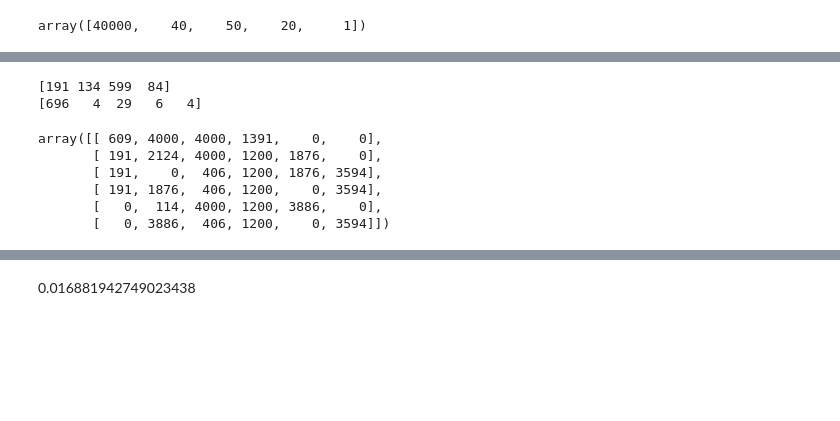
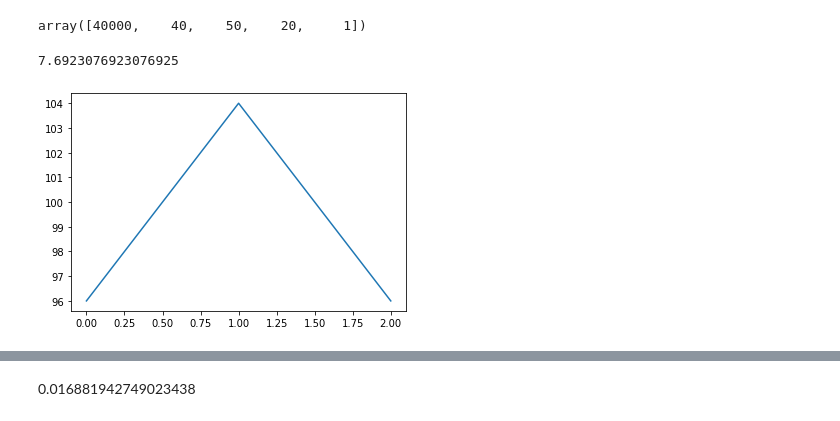
Before and after one commit to mrdo19111911/3D-Loading-Divide-space-2.0, a Jupyter notebook: 3D_Loading_Divide_space_2_0.ipynb, the cells around one changed output, grey strips where cells are left out. Cells and saved outputs as stored; diff of their text form; code cells hidden in the pictures; blank space fills up the shorter version.

```diff
--- a/3D_Loading_Divide_space_2_0.ipynb
+++ b/3D_Loading_Divide_space_2_0.ipynb
@@ -118,6 +122,7 @@ array([40000,    40,    50,    20,     1])
 
 @njit
 def decompose_to_two_bin(bin_size, item_size):
+    result = []
     for k in range( math.floor(bin_size[1]/item_size[1]/2)+1):
 
         bin_size_1= np.copy(bin_size)
@@ -125,27 +130,36 @@ def decompose_to_two_bin(bin_size, item_size):
         # k=1
         bin_size_1[1] = bin_size_1[1]-k* item_size[1]
         bin_size_2[1] = k* item_size[1]
-        a,_=find_number_of_rotate_fit(bin_size_1,item_size)
-        b,_=find_number_of_rotate_fit(bin_size_2,item_size)
+        a=find_number_of_rotate_fit(bin_size_1,item_size)[0]
+        b=find_number_of_rotate_fit(bin_size_2,item_size)[0]
 
-        print(a+b)
+        result.append(a+b)
+    return result
+x=decompose_to_two_bin(np.array([800, 4000, 4000, 1200,    0,    0],  np.int_), np.array([599, 824, 191,  84], np.int_))
+# %%
+x=decompose_to_two_bin(np.array([800, 4000, 4000, 1200,    0,    0],  np.int_), np.array([599, 824, 191,  84], np.int_))
+plt.plot(x)
+(max(x)-min(x))/max(x)*100
+# %% [output]
+7.6923076923076925
+[figure, added]
 # %% [markdown]
 ![image.png](embedded-picture-1)
 # %%
-
+@njit
 def decompose_bin(bin_size, item_size) :
-    best_fit=find_number_of_rotate_fit(bin_size,item_size)
+    best_fit = find_number_of_rotate_fit(bin_size,item_size)
     boxes = compute_box(bin_size, item_size, best_fit)
     return boxes
 @njit
 
 def compute_box(bin_size, item_size, best_fit):#decompose box, input: [size,position]
     box= np.empty((6, 6), np.int_)
-    M_lwh, M_l, M_w, M_h, best_rotate= best_fit[0], best_fit[1], best_fit[2], best_fit[3], best_fit[4]
-    item_size_rotate= compute_rotate_item_size(item_size,best_rotate)
+    M_lwh, M_l, M_w, M_h, best_rotate = best_fit[0], best_fit[1], best_fit[2], best_fit[3], best_fit[4]
+    item_size_rotate = compute_rotate_item_size(item_size, best_rotate)
     item_l, item_w, item_h, item_num = item_size_rotate
-    print(item_size_rotate)
-    print(best_fit)
+    # print(item_size_rotate)
+    # print(best_fit)
     if M_lwh==0:
         return box
     bin_l = bin_size[0]
@@ -199,15 +213,3 @@ def compute_box(bin_size, item_size, best_fit):#decompose box, input: [size,posi
 # for box in boxes:
 #     print(box)
 # [array([ 800, 4000, 4000, 1200,    0,    0]), array([599, 134, 191,   0]), array([-191, 3886,  406, 1200,    0, 3594])]
-
-
-decompose_bin(np.array([800, 4000, 4000, 1200,    0,    0]), np.array([599, 134, 191,  84]))
-# %% [output]
-[191 134 599  84]
-[696   4  29   6   4]
-array([[ 609, 4000, 4000, 1391,    0,    0],
-       [ 191, 2124, 4000, 1200, 1876,    0],
-       [ 191,    0,  406, 1200, 1876, 3594],
-       [ 191, 1876,  406, 1200,    0, 3594],
-       [   0,  114, 4000, 1200, 3886,    0],
-       [   0, 3886,  406, 1200,    0, 3594]])
```
Also changed, not shown: parts of 14 cells of this notebook.
